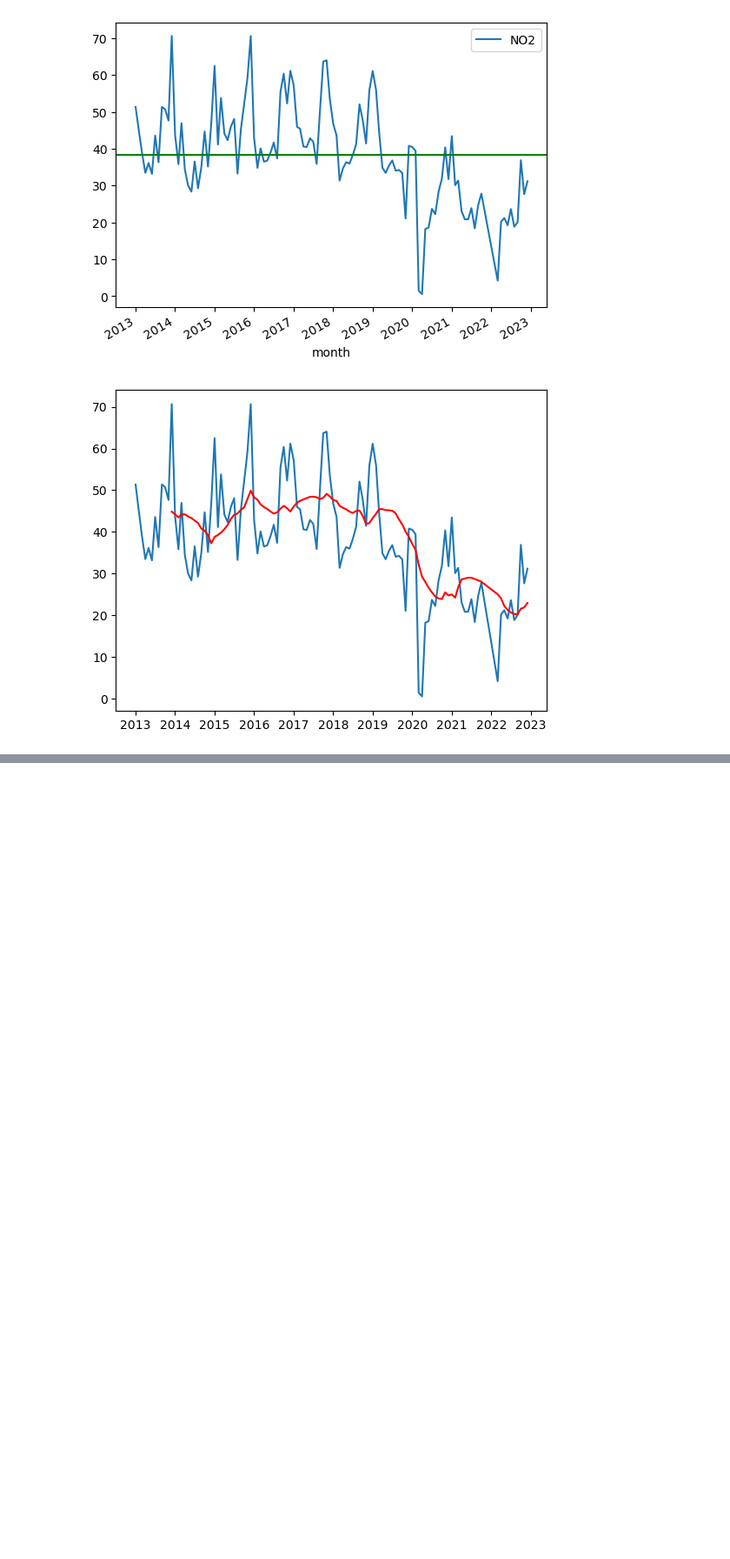
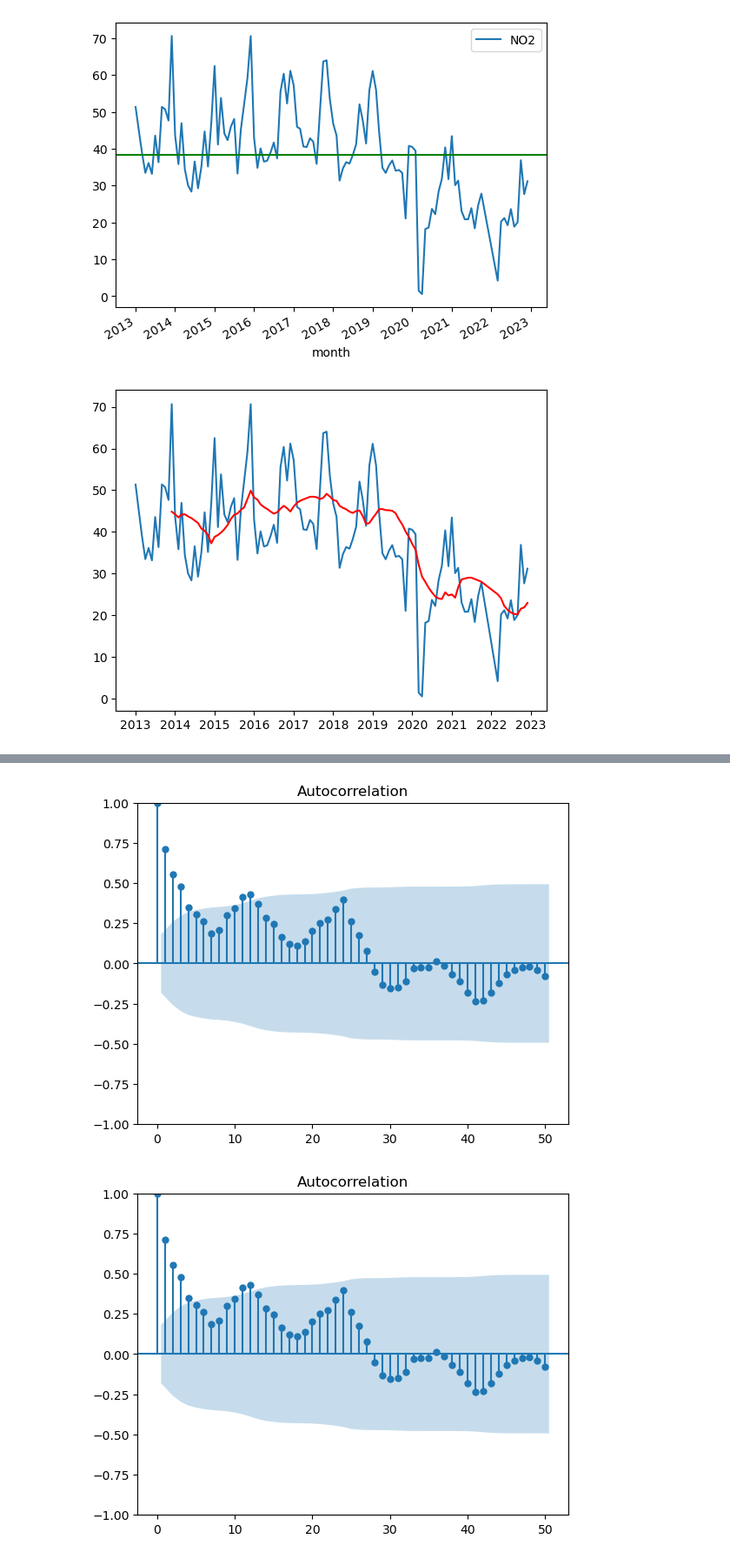
Before and after one commit to charlieciordia/AQ-MAD, a Jupyter notebook: notebook/AQ CLEAN ML.ipynb, the cells around one changed output, grey strips where cells are left out. Shown at 87% size. Saved outputs shown, nothing was run; the diff lists cells and outputs as text; code cells hidden in the pictures; blank space fills up the shorter version.

```diff
--- a/notebook/AQ CLEAN ML.ipynb
+++ b/notebook/AQ CLEAN ML.ipynb
@@ -301,0 +399,5 @@ NameError: name 'adfuller' is not defined
+# %%
+plot_acf(plaza_esp, lags = 50)
+# %% [output]
+[figure, added]
+[figure, added]
```
Also changed, not shown: parts of 28 cells of this notebook.
